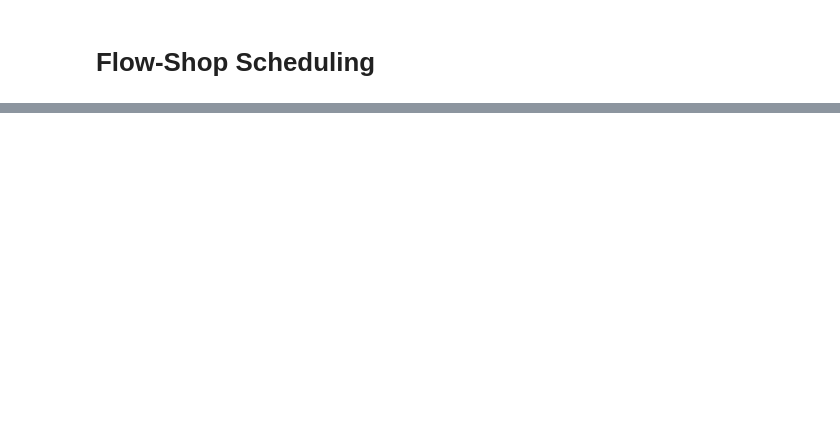
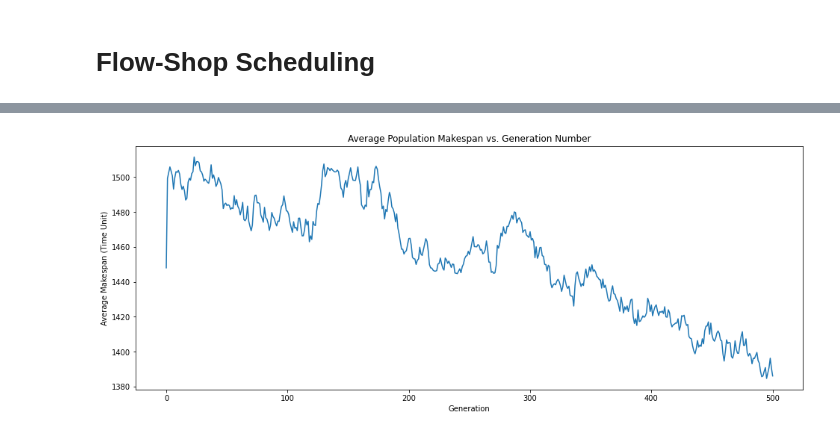
Before and after one commit to TedGraveson/GA-scheduling, a Jupyter notebook: Scheduling with Genetic Algorithms.ipynb, the cells around one changed output, grey strips where cells are left out. Drawn from its saved outputs; the diff is of its cells as text; code cells hidden in the pictures; blank space fills up the shorter version.

Commit message:
Updating files to copies used in report

```diff
--- a/Scheduling with Genetic Algorithms.ipynb
+++ b/Scheduling with Genetic Algorithms.ipynb
@@ -561,38 +179,3 @@ class GA():
         for p in pop:
             fitness_values.append(p.makespan())
         return np.argsort(fitness_values)
-# %%
-jobs = []
-jobs.append(Job([4,2], 1))
-jobs.append(Job([5,6], 2))
-jobs.append(Job([9,8], 3))
-jobs.append(Job([7,1], 4))
-jobs.append(Job([3,11], 5))
-
-# Reorder jobs in certain order
-# Can be used for checking solutions
-
-
-s1 = Schedule(jobs, 2)
-s1.reorder([5, 2, 3, 1 , 4])
-s1.gantt_chart()
-
-s2 = Schedule(jobs, 2)
-s3
-
-s2 = s.random_copy()
-s2.gantt_chart()
-
-s3 = s.random_copy()
-s3.gantt_chart()
-
-# df, nums = get_problem("dataset/ta120.txt")
-# s1 = df_to_schedule(df, nums)
-# s2 = df_to_schedule(df, nums)
-# # Fast makespan
-# # print(s.fast_makespan())
-# # print(s.makespan())
-# # print(s.jobs)
-# s1.randomize()
-# print(s1.makespan())
-# print(s2.makespan())
@@ -801,0 +440,2 @@ class Task():
+# %%
+best, ms_hist, sol_hist, algo_time = flow_shop_GA("dataset/ta001.txt", 500, 100, 0.1, 0.8, GA.op_cross, GA.exchange_mutation, save=False)
@@ -801,0 +460,9 @@ class Task():
+# %%
+fig, ax = plt.subplots(1, figsize=(16,6))
+ax.plot(ms_hist)
+ax.set_title("Average Population Makespan vs. Generation Number")
+ax.set_xlabel(f"Generation")
+ax.set_ylabel("Average Makespan (Time Unit)")
+plt.show()
+# %% [output]
+[figure, added]
```
Also changed, not shown: parts of 36 cells of this notebook, 5 other files.
